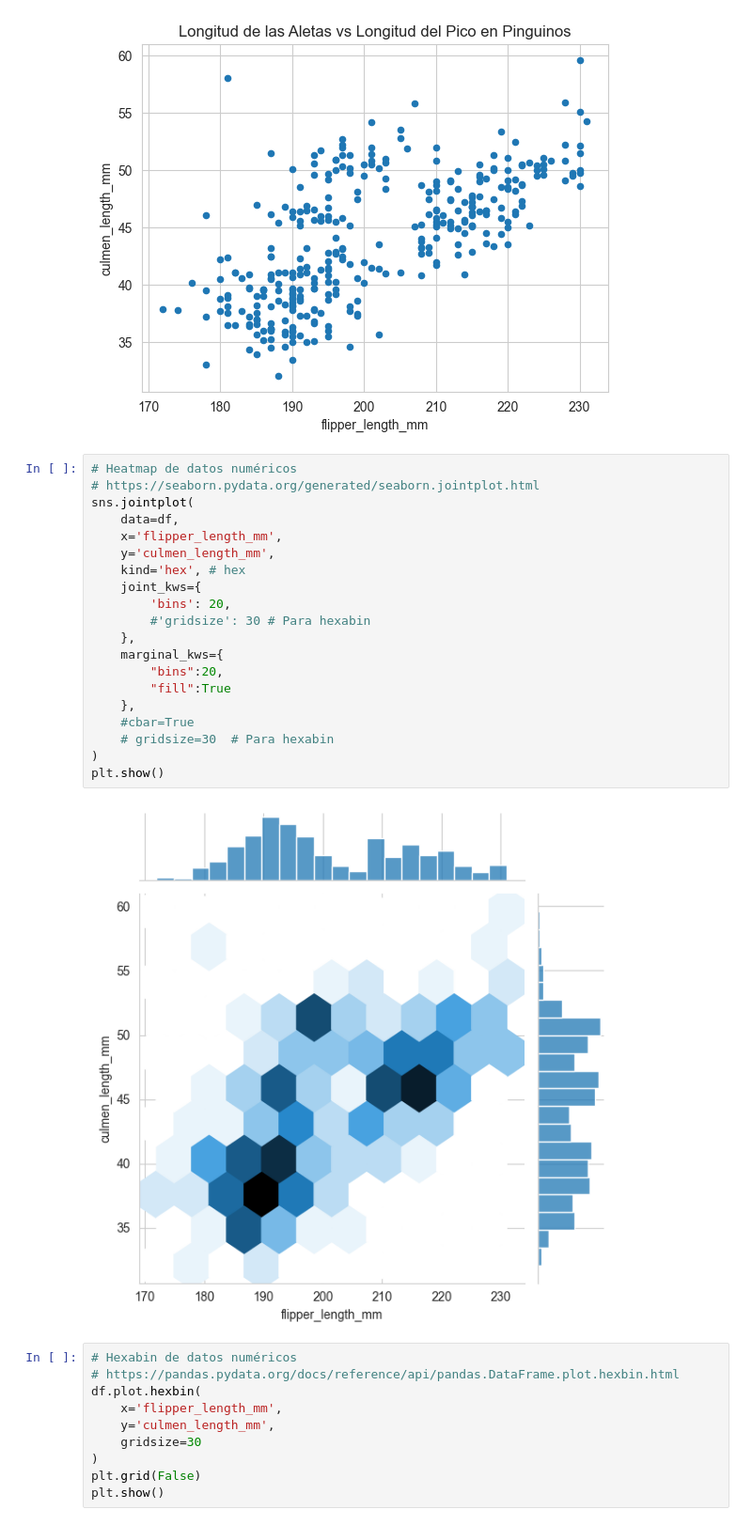
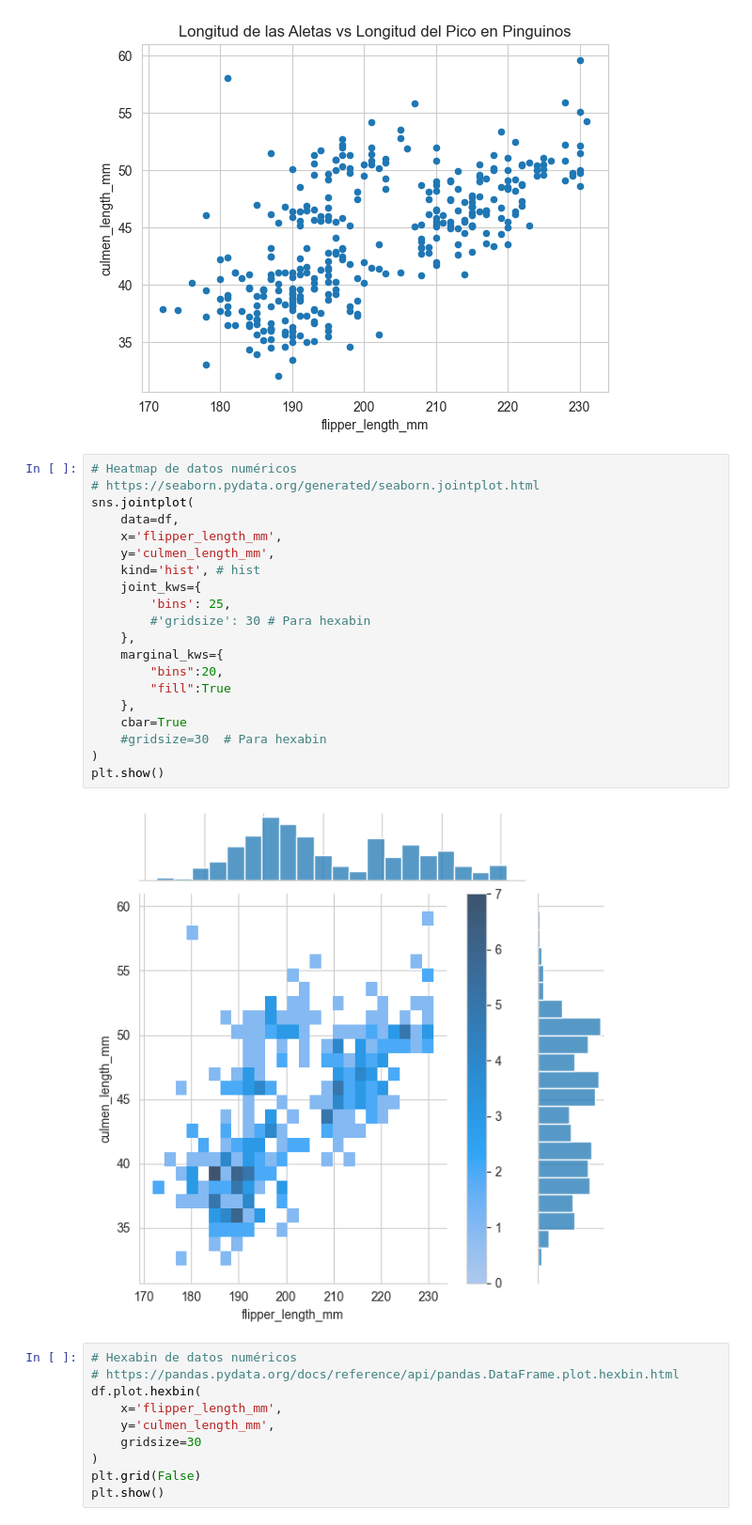
Before and after one commit to lkuffo/data-viz, a Jupyter notebook: NIVEL2/9_heatmap.ipynb, the cells around one changed output. Shown at 94% size. Drawn from its saved outputs; the diff is of its cells as text.

```diff
--- a/NIVEL2/9_heatmap.ipynb
+++ b/NIVEL2/9_heatmap.ipynb
@@ -85,25 +85,25 @@ Text(0.5, 1.0, 'Longitud de las Aletas vs Longitud del Pico en Pinguinos')
 # %%
 # Heatmap de datos numéricos
 # https://seaborn.pydata.org/generated/seaborn.jointplot.html
 sns.jointplot(
     data=df,
     x='flipper_length_mm',
     y='culmen_length_mm',
-    kind='hex', # hex
+    kind='hist', # hist
     joint_kws={
-        'bins': 20,
+        'bins': 25,
         #'gridsize': 30 # Para hexabin
     },
     marginal_kws={
         "bins":20,
         "fill":True
     },
-    #cbar=True
-    # gridsize=30  # Para hexabin
+    cbar=True
+    #gridsize=30  # Para hexabin
 )
 plt.show()
 # %% [output]
-[figure, old version]
+[figure, new version]
 # %%
 # Hexabin de datos numéricos
 # https://pandas.pydata.org/docs/reference/api/pandas.DataFrame.plot.hexbin.html
```
Also changed, not shown: parts of 7 cells of this notebook, 23 other files.
